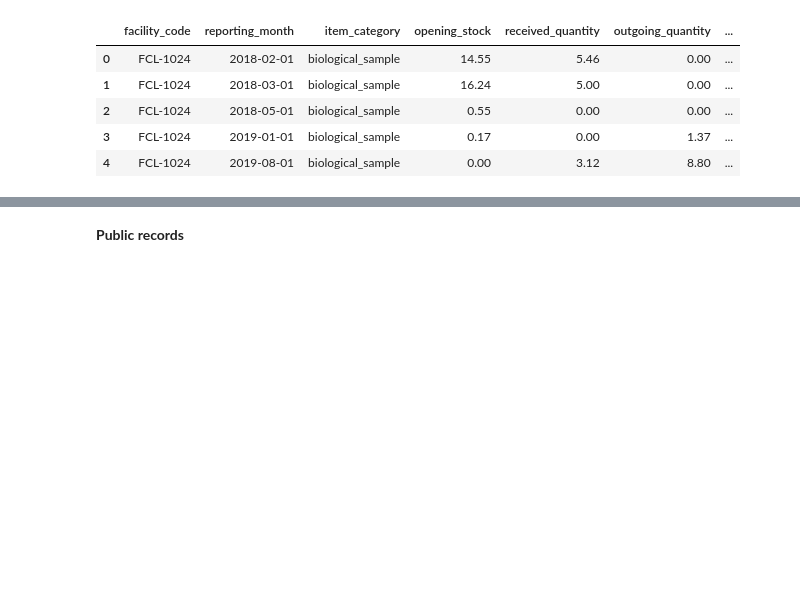
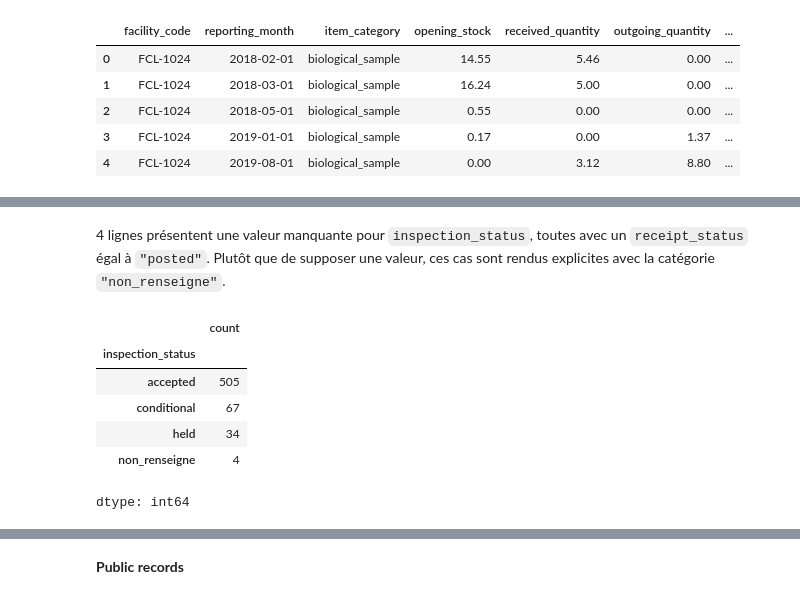
Before and after one commit to Sheik-info/20262027-UE-DataMining-Project, a Jupyter notebook: Base_notebook_to_complete.ipynb, the cells around one changed output, grey strips where cells are left out. Cells and saved outputs as stored; diff of their text form; code cells hidden in the pictures; blank space fills up the shorter version.

```diff
--- a/Base_notebook_to_complete.ipynb
+++ b/Base_notebook_to_complete.ipynb
@@ -442,0 +472,13 @@ df_invm.head()
+# %% [markdown]
+4 lignes présentent une valeur manquante pour `inspection_status`, toutes avec un `receipt_status` égal à `"posted"`. Plutôt que de supposer une valeur, ces cas sont rendus explicites avec la catégorie `"non_renseigne"`.
+# %%
+df_rcv['inspection_status'] = df_rcv['inspection_status'].fillna('non_renseigne')
+df_rcv['inspection_status'].value_counts()
+# %% [output]
+|  | count |
+| inspection_status |  |
+| accepted | 505 |
+| conditional | 67 |
+| held | 34 |
+| non_renseigne | 4 |
+dtype: int64
```
Also changed, not shown: parts of 7 cells of this notebook.
